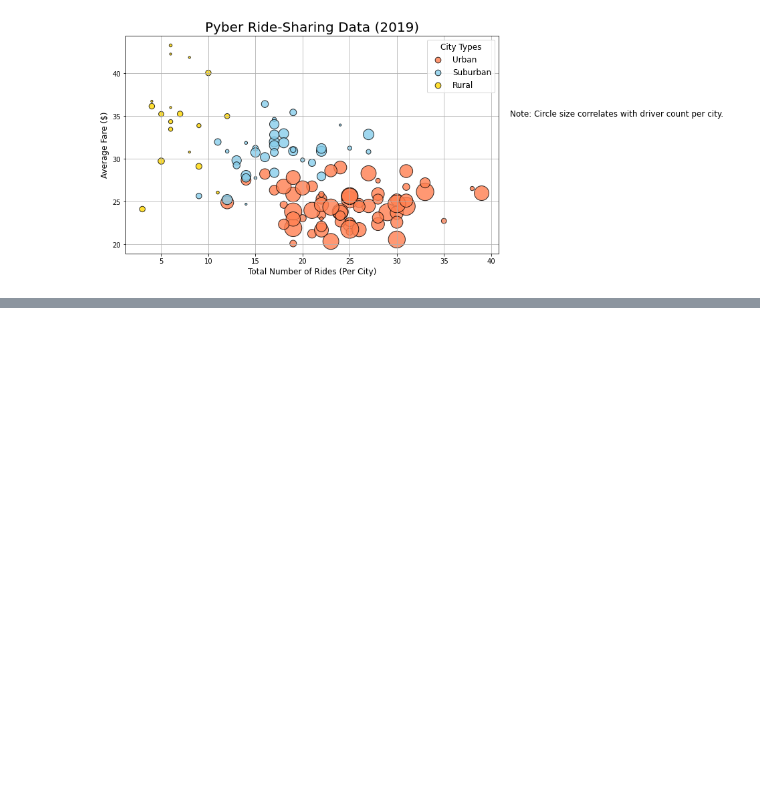
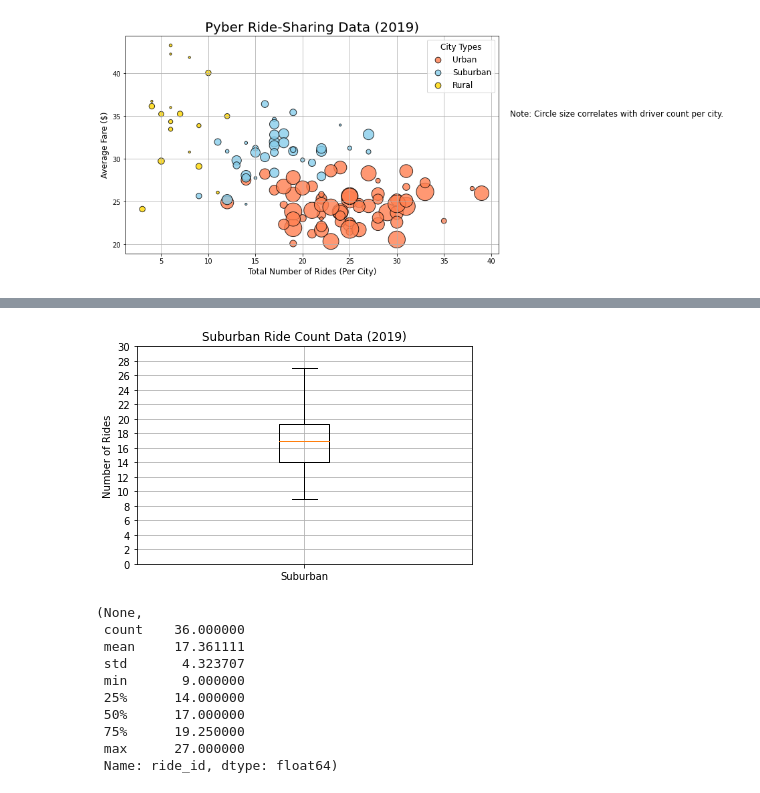
Before and after one commit to russgo1/Pyber_Analysis, a Jupyter notebook: Lessons/Pyber.ipynb, the cells around one changed output, grey strips where cells are left out. Cells and saved outputs as stored; diff of their text form; code cells hidden in the pictures; blank space fills up the shorter version.

```diff
--- a/Lessons/Pyber.ipynb
+++ b/Lessons/Pyber.ipynb
@@ -477,0 +774,24 @@ plt.show()
+# %%
+# Chart
+x_labels = ["Suburban"]
+fig, ax = plt.subplots()
+ax.boxplot(suburban_ride_count, labels=x_labels)
+# Labels
+ax.set_title("Suburban Ride Count Data (2019)")
+ax.set_ylabel("Number of Rides")
+ax.set_yticks(np.arange(0, 31, step=2.0))
+ax.grid() # set to True by default
+
+plt.show(), suburban_ride_count.describe()
+# %% [output]
+[figure, added]
+(None,
+ count    36.000000
+ mean     17.361111
+ std       4.323707
+ min       9.000000
+ 25%      14.000000
+ 50%      17.000000
+ 75%      19.250000
+ max      27.000000
+ Name: ride_id, dtype: float64)
```
Also changed, not shown: parts of 43 cells of this notebook, 1 other file.
